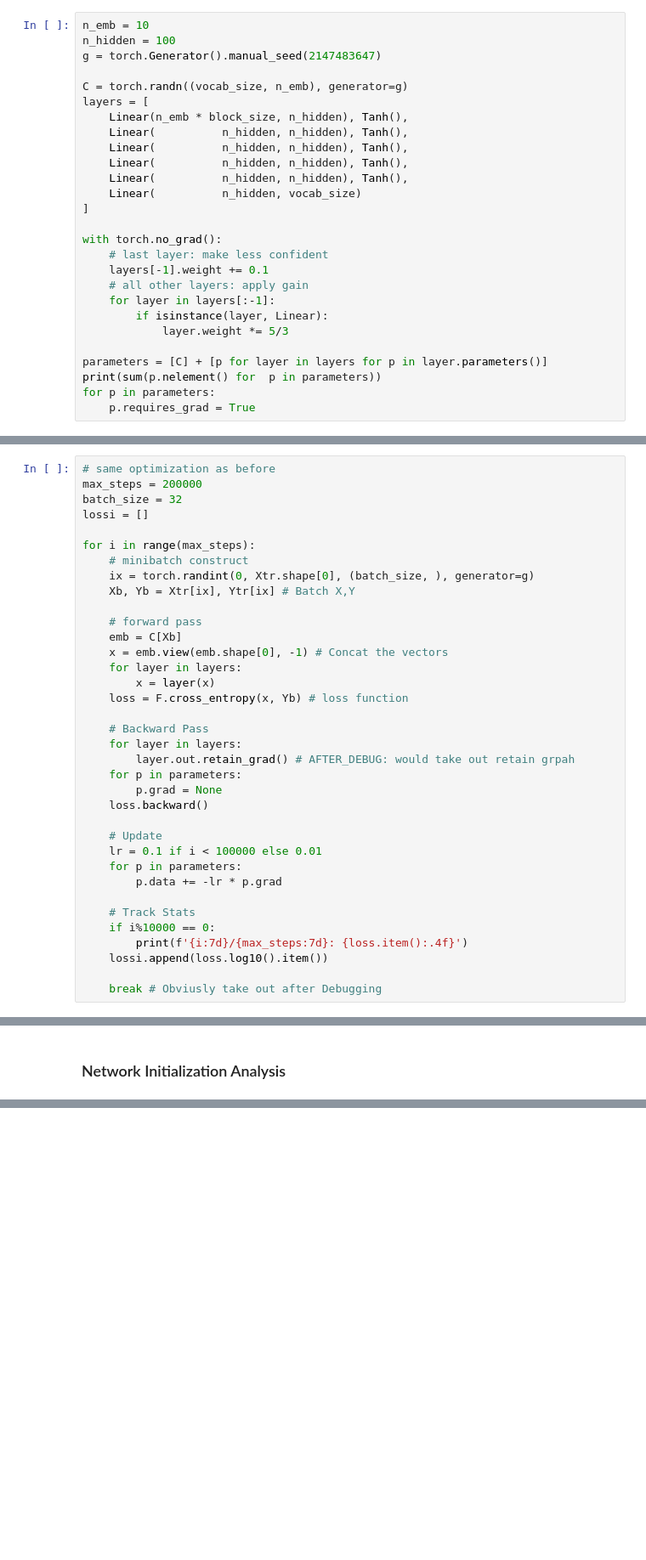
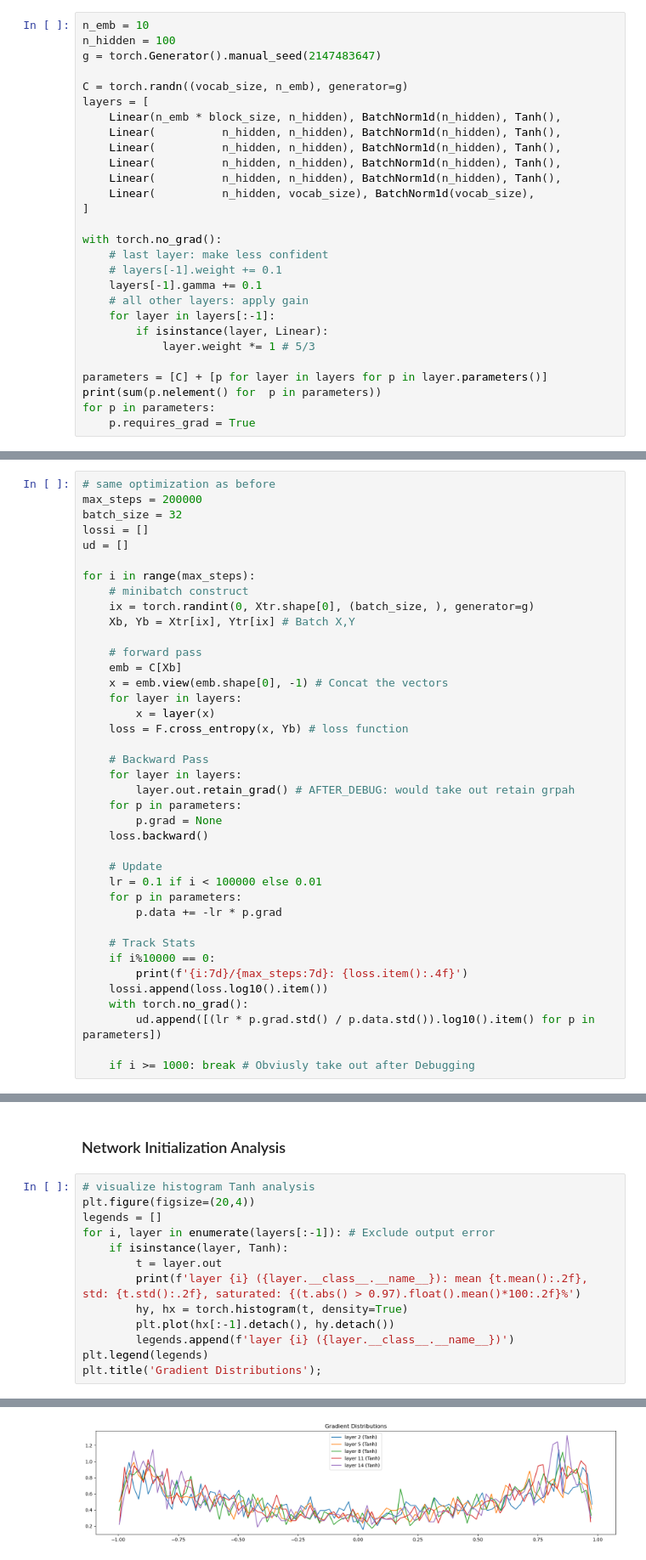
Before and after one commit to kmirijan/GPT_Scratch, a Jupyter notebook: makemore_mlp2.ipynb, the cells around one changed output, grey strips where cells are left out. Shown: that part at 85% size. Drawn from its saved outputs; the diff is of its cells as text; blank space fills up the shorter version.

Commit message:
MLP 2 done, visualizations done

```diff
--- a/makemore_mlp2.ipynb
+++ b/makemore_mlp2.ipynb
@@ -351,21 +360,22 @@ g = torch.Generator().manual_seed(2147483647)
 
 C = torch.randn((vocab_size, n_emb), generator=g)
 layers = [
-    Linear(n_emb * block_size, n_hidden), Tanh(),
-    Linear(          n_hidden, n_hidden), Tanh(),
-    Linear(          n_hidden, n_hidden), Tanh(),
-    Linear(          n_hidden, n_hidden), Tanh(),
-    Linear(          n_hidden, n_hidden), Tanh(),
-    Linear(          n_hidden, vocab_size)
+    Linear(n_emb * block_size, n_hidden), BatchNorm1d(n_hidden), Tanh(),
+    Linear(          n_hidden, n_hidden), BatchNorm1d(n_hidden), Tanh(),
+    Linear(          n_hidden, n_hidden), BatchNorm1d(n_hidden), Tanh(),
+    Linear(          n_hidden, n_hidden), BatchNorm1d(n_hidden), Tanh(),
+    Linear(          n_hidden, n_hidden), BatchNorm1d(n_hidden), Tanh(),
+    Linear(          n_hidden, vocab_size), BatchNorm1d(vocab_size),
 ]
 
 with torch.no_grad():
     # last layer: make less confident
-    layers[-1].weight += 0.1
+    # layers[-1].weight += 0.1
+    layers[-1].gamma += 0.1
     # all other layers: apply gain
     for layer in layers[:-1]:
         if isinstance(layer, Linear):
-            layer.weight *= 5/3
+            layer.weight *= 1 # 5/3
 
 parameters = [C] + [p for layer in layers for p in layer.parameters()]
 print(sum(p.nelement() for  p in parameters))
@@ -378,6 +388,7 @@ for p in parameters:
 max_steps = 200000
 batch_size = 32
 lossi = []
+ud = []
 
 for i in range(max_steps):
     # minibatch construct
@@ -407,6 +418,8 @@ for i in range(max_steps):
     if i%10000 == 0:
         print(f'{i:7d}/{max_steps:7d}: {loss.item():.4f}')
     lossi.append(loss.log10().item())
+    with torch.no_grad():
+        ud.append([(lr * p.grad.std() / p.data.std()).log10().item() for p in parameters])
 
-    break # Obviusly take out after Debugging
+    if i >= 1000: break # Obviusly take out after Debugging
 # %% [output]
@@ -414,2 +427,16 @@ for i in range(max_steps):
 # %% [markdown]
 ### Network Initialization Analysis
+# %%
+# visualize histogram Tanh analysis
+plt.figure(figsize=(20,4))
+legends = []
+for i, layer in enumerate(layers[:-1]): # Exclude output error
+    if isinstance(layer, Tanh):
+        t = layer.out
+        print(f'layer {i} ({layer.__class__.__name__}): mean {t.mean():.2f}, std: {t.std():.2f}, saturated: {(t.abs() > 0.97).float().mean()*100:.2f}%')
+        hy, hx = torch.histogram(t, density=True)
+        plt.plot(hx[:-1].detach(), hy.detach())
+        legends.append(f'layer {i} ({layer.__class__.__name__})')
+plt.legend(legends)
+plt.title('Gradient Distributions');
+# %% [output]
@@ -416 +448,2 @@ for i in range(max_steps):
+[figure, added]
 # %%
```
Also changed, not shown: parts of 14 cells of this notebook.
